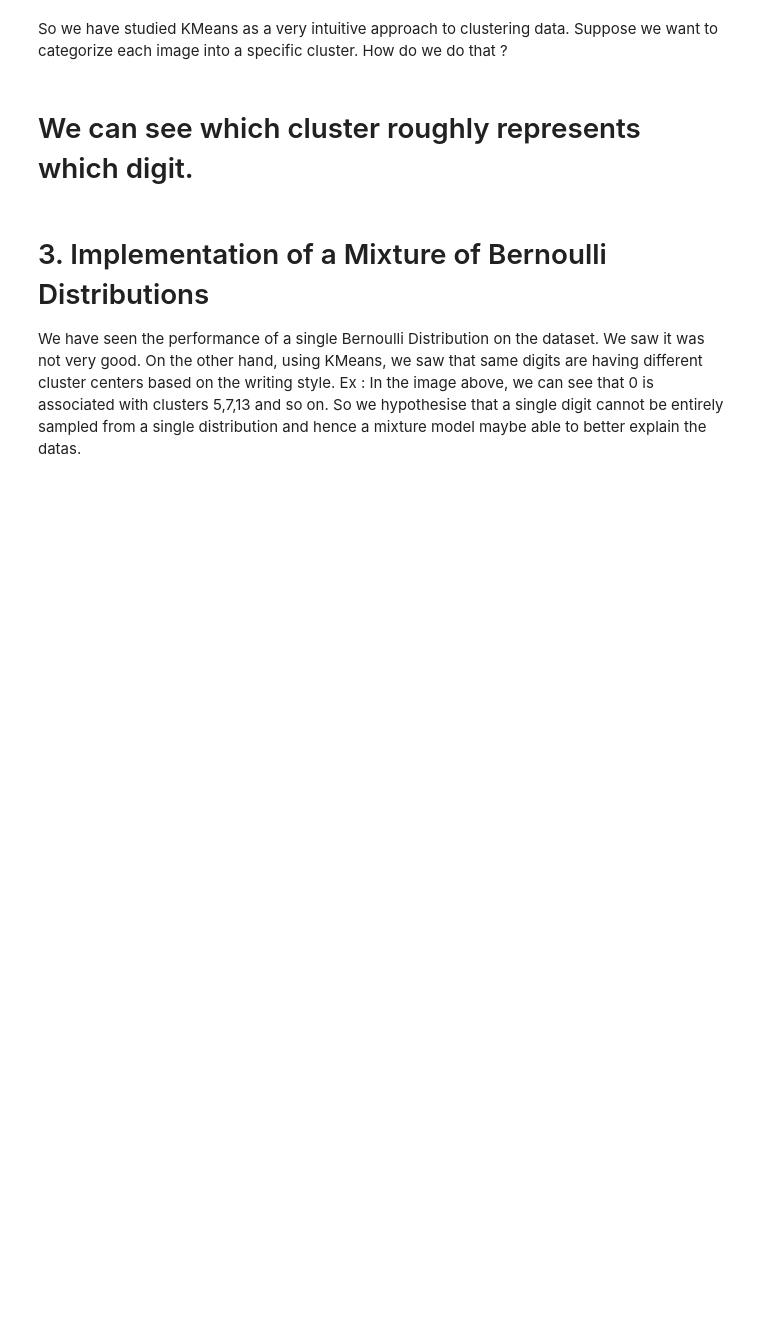
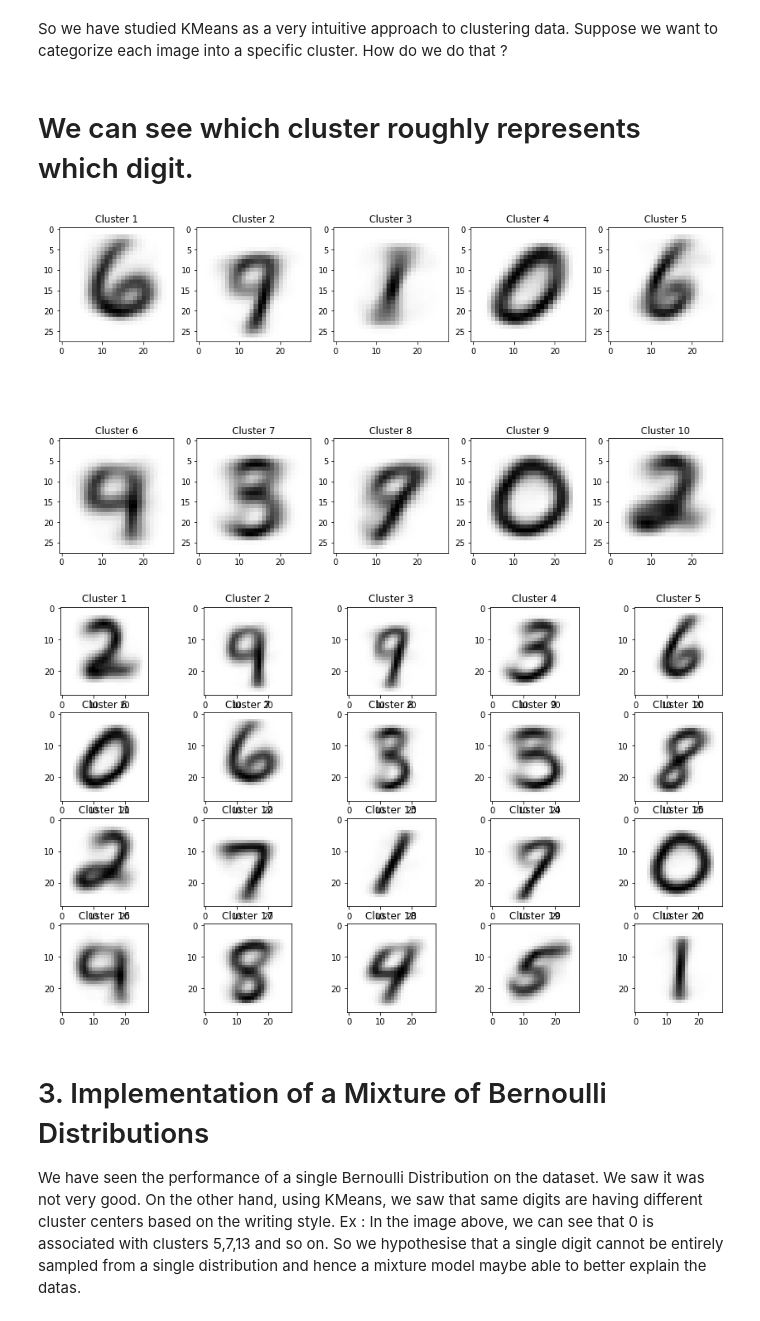
Before and after one commit to riyli/cogs-118b-project-1, a Jupyter notebook: proj1.ipynb, the cells around one changed output. Saved outputs shown, nothing was run; the diff lists cells and outputs as text; code cells hidden in the pictures; blank space fills up the shorter version.

```diff
--- a/proj1.ipynb
+++ b/proj1.ipynb
@@ -107,25 +116,18 @@ def determineRnk(sqDmat):
     return responsibility
 # %%
 
-def recalcMus(X, Rnk):
+def recalcMus(X, rnk):
     '''
     recalculate mu values based on cluster assignments as per Bishop (9.4)
     '''
 
-    # get dimensions
-    n, d = X.shape
-    n, k = Rnk.shape
+    xTranspose = X.T # get transpose of X
+    dotProd = xTranspose.dot(rnk) # dot product of X^T(x transpose) and rank
+    rankSum = sum(rnk) # sum of rank
 
-    # initialize array of all zeroes
-    k_mus = np.zeros((n, d))
-    rnk_sum = [ sum(Rnk[i]) for i in range(n) ]
+    musMatrix = (dotProd/rankSum).T # get new mu matrix and transpose
 
-    # populate k_mus
-    for i in range(k):
-        for j in range(n):
-            k_mus[j][i] = Rnk[j][i] * X[j][i] / rnk_sum[j]
-
-    return k_mus
+    return musMatrix
 # %%
 def plotCurrent(X, Rnk, Kmus):
     N, D = X.shape
@@ -151,7 +158,6 @@ def plotCurrent(X, Rnk, Kmus):
 # %%
 def runKMeans(K):
     #load data file specified by fileString from Bishop book
-    # X = np.loadtxt(fileString, dtype='float')
     X = train_set
 
     #determine and store data set information
@@ -184,39 +190,47 @@ def runKMeans(K):
         #Specifically, the n,k entry is 1 if point n is closest to cluster k,
         #and is 0 otherwise
         Rnk = determineRnk(sqDmat)
-
+        #print("runKMeans Rnk: ", np.shape(Rnk))
         KmusOld = Kmus
-        plotCurrent(X, Rnk, Kmus)
+        #plotCurrent(X, Rnk, Kmus)
         time.sleep(1)
 
         #recalculate mu values based on cluster assignments as per Bishop (9.4)
         Kmus = recalcMus(X, Rnk)
 
+
+
+
+
         #check to see if the cluster centers have converged.  If so, break.
         if np.sum(np.abs(KmusOld.reshape((-1, 1)) - Kmus.reshape((-1, 1)))) < 1e-6:
-            print(iter)
+            #print(iter)
             break
-
-    plotCurrent(X, Rnk, Kmus)
+    return Kmus
+    #plotCurrent(X, Rnk, Kmus)
+    #plt.imshow(theta_MLE, cmap = plt.cm.binary)
 # %%
 Kmus_10 = runKMeans(10)
 Kmus_20 = runKMeans(20)
 # %% [markdown]
 # We can see which cluster roughly represents which digit.
 # %%
-def get_cluster_plot(Kmus):
+def get_cluster_plot(Kmus, rows):
     '''
     : get a plot of what different clusters represent
     : takes as input the cluster location matrix
     '''
-    fig,axs = plt.subplots(2,5, figsize = (15,9))
+    fig,axs = plt.subplots(rows,5, figsize = (15,9))
     for i in range(len(Kmus)):
         cluster = Kmus[i].reshape(28,-1) * 255
         axs[i//5][i%5].imshow(cluster, cmap = plt.cm.binary)
         axs[i//5][i%5].set_title(f'Cluster {i + 1}')
 # %%
-get_cluster_plot(Kmus_10) #Get cluster representation for K = 10 clusters
-get_cluster_plot(Kmus_20) #Get cluster representation for K = 20 clusters
+get_cluster_plot(Kmus_10, 2) #Get cluster representation for K = 10 clusters
+get_cluster_plot(Kmus_20, 4) #Get cluster representation for K = 20 clusters
+# %% [output]
+[figure, added]
+[figure, added]
 # %% [markdown]
 # 3. Implementation of a Mixture of Bernoulli Distributions
 
```
Also changed, not shown: parts of 6 cells of this notebook.
